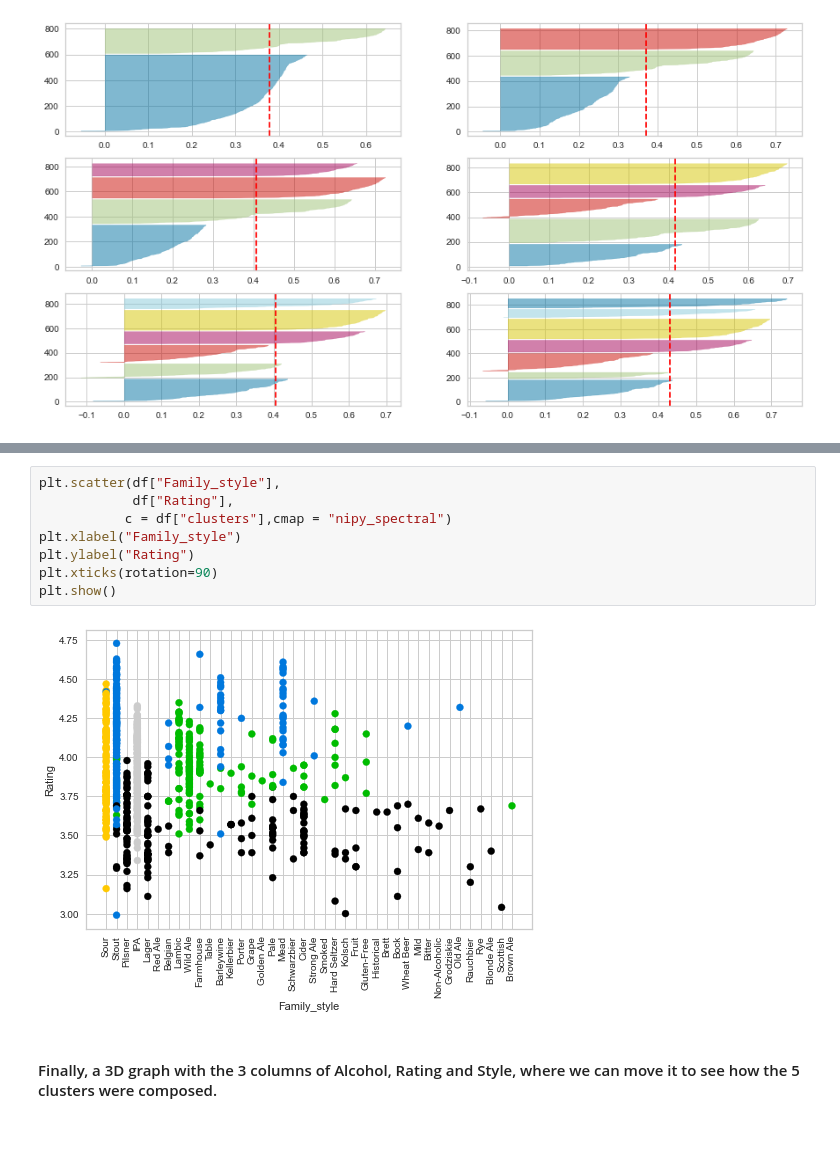
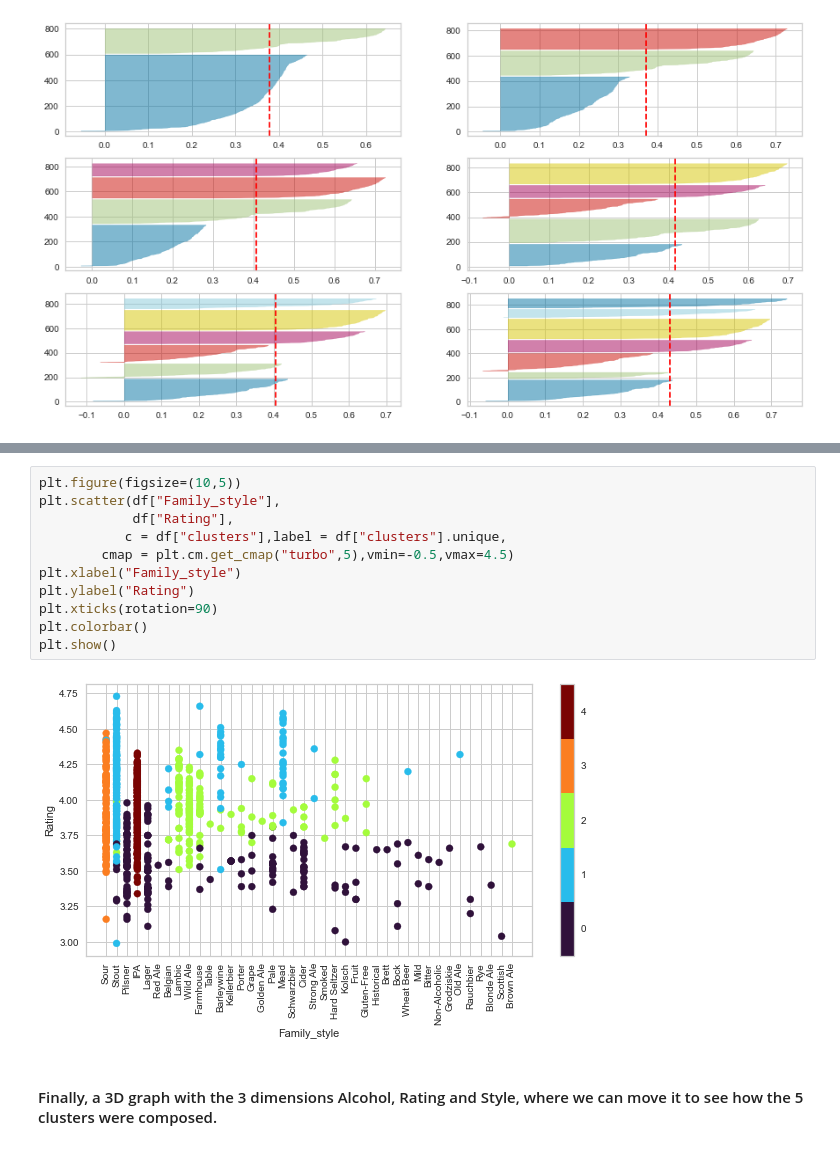
Before and after one commit to rodrimdz/MBCC2023, a Jupyter notebook: Clustering_MBCC2023.ipynb, the cells around one changed output, grey strips where cells are left out. Cells and saved outputs as stored; diff of their text form.

```diff
--- a/Clustering_MBCC2023.ipynb
+++ b/Clustering_MBCC2023.ipynb
@@ -289,12 +265,15 @@ Text(0, 0.5, 'Rating')
 # %%
+plt.figure(figsize=(10,5))
 plt.scatter(df["Family_style"],
             df["Rating"],
-           c = df["clusters"],cmap = "nipy_spectral")
+           c = df["clusters"],label = df["clusters"].unique,
+        cmap = plt.cm.get_cmap("turbo",5),vmin=-0.5,vmax=4.5)
 plt.xlabel("Family_style")
 plt.ylabel("Rating")
 plt.xticks(rotation=90)
+plt.colorbar()
 plt.show()
 # %% [output]
-[figure, old version]
+[figure, new version]
 # %% [markdown]
-#### Finally, a 3D graph with the 3 columns of Alcohol, Rating and Style, where we can move it to see how the 5 clusters were composed.
+#### Finally, a 3D graph with the 3 dimensions Alcohol, Rating and Style, where we can move it to see how the 5 clusters were composed.
```
Also changed, not shown: parts of 21 cells of this notebook.
